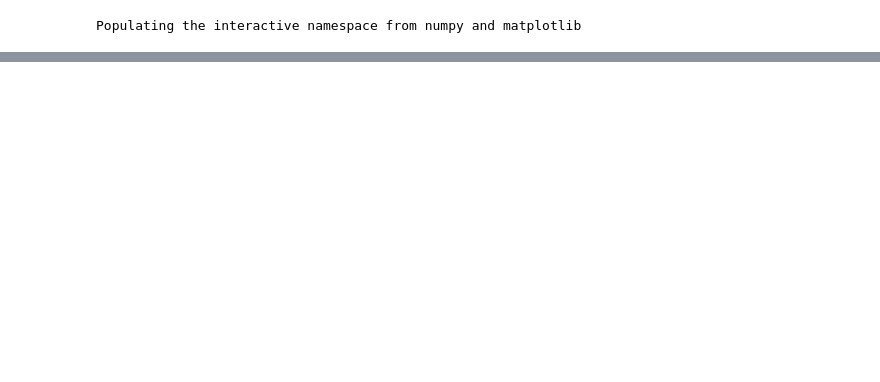
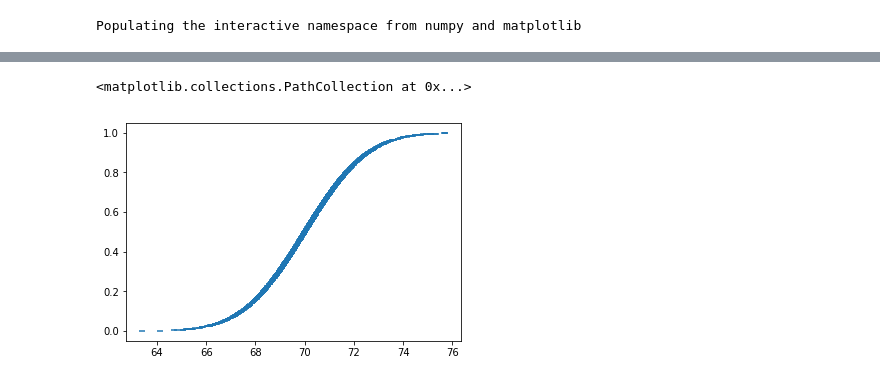
Before and after one commit to alegtz/cosmology-lab, a Jupyter notebook: tarea1.ipynb, the cells around one changed output, grey strips where cells are left out. Saved outputs shown, nothing was run; the diff lists cells and outputs as text; code cells hidden in the pictures; blank space fills up the shorter version.

```diff
--- a/tarea1.ipynb
+++ b/tarea1.ipynb
@@ -34,0 +87,15 @@ plt.plot(x,y,'.')
+# %%
+prom=70.0
+sigma=2.0
+
+x1 = np.random.normal(prom, sigma, 1000)
+# %%
+#Funcion acumluativa
+
+cdf = 0.5*(1.0 + erf((x1-prom) / (sigma*sqrt(2.0))))
+
+
+plt.scatter(x1,cdf,marker='_')
+# %% [output]
+<matplotlib.collections.PathCollection at 0x...>
+[figure, added]
```
Also changed, not shown: parts of 19 cells of this notebook, 3 other files.
